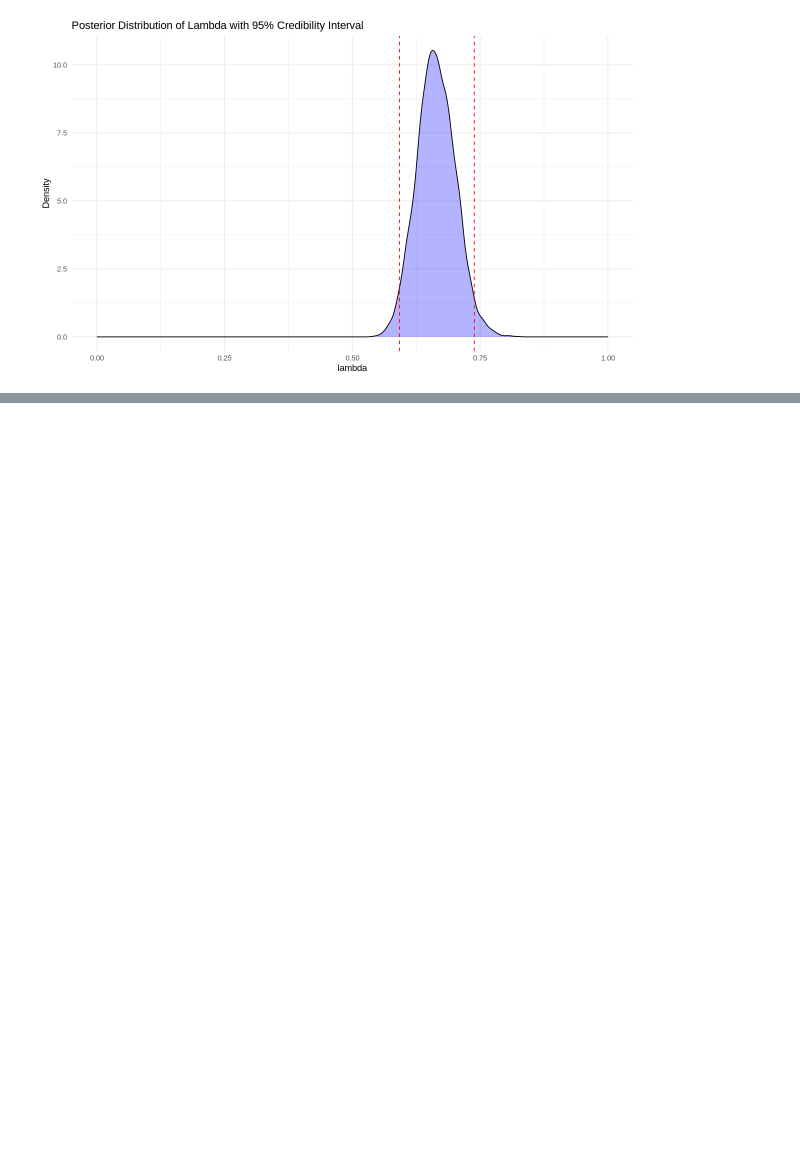
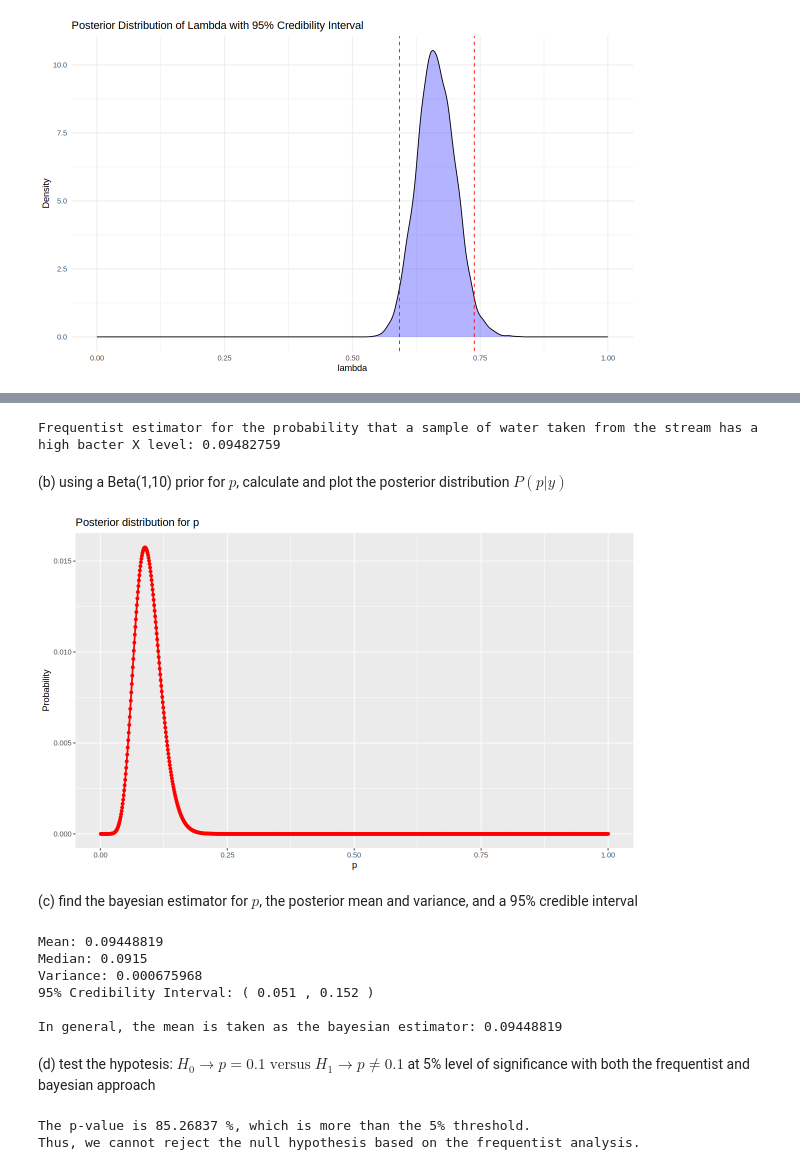
Before and after one commit to Kallo27/Advanced_statistics, a Jupyter notebook: Lab06/CalandraBuonaura_LorenzoRlab06.ipynb, the cells around one changed output, grey strips where cells are left out. Saved outputs shown, nothing was run; the diff lists cells and outputs as text; code cells hidden in the pictures; blank space fills up the shorter version.

```diff
--- a/Lab06/CalandraBuonaura_LorenzoRlab06.ipynb
+++ b/Lab06/CalandraBuonaura_LorenzoRlab06.ipynb
@@ -232,0 +241,71 @@ ggplot(data = data.frame(lambda = lambda_samples), aes(x = lambda)) +
+# %%
+n <- 116
+y <- 11
+
+frequentist_estimator <- y / n
+
+cat("Frequentist estimator for the probability that a sample of water taken from the stream has a high bacter X level:", # nolinter
+    frequentist_estimator)
+# %% [output]
+Frequentist estimator for the probability that a sample of water taken from the stream has a high bacter X level: 0.09482759
+# %% [markdown]
+(b) using a Beta(1,10) prior for $p$, calculate and plot the posterior distribution $P(p|y)$
+# %%
+post_beta <- function(r, n, params, p) {
+  beta <- dbeta(p, params[1], params[2])
+  normalization <- sum(beta * dbinom(r, n, p))
+
+  return(beta * dbinom(r, n, p) / normalization)
+}
+
+p <- seq(0.001, 1, 0.001)
+post_beta_values <- post_beta(y, n, c(1, 10), p)
+
+ggplot(data = data.frame(p, post_beta_values),
+       aes(x = p, y = post_beta_values)) +
+  geom_point(color = "red", size = 1.5) +
+  geom_line(color = "red", linewidth = 1) +
+  labs(title = "Posterior distribution for p",
+       x = "p",
+       y = "Probability")
+# %% [output]
+[figure, added]
+# %% [markdown]
+(c) find the bayesian estimator for $p$, the posterior mean and variance, and a 95% credible interval
+# %%
+p_mean <- weighted.mean(p, post_beta_values)
+p_median <- weighted.median(p, post_beta_values)
+p_variance <- weighted.var(p, post_beta_values)
+
+cred_int <- c_int(post_beta_values, 0.95, p)
+
+cat("Mean:", p_mean, "\n")
+cat("Median:", p_median, "\n")
+cat("Variance:", p_variance, "\n")
+cat("95% Credibility Interval:", "(", cred_int[1], ",", cred_int[2], ")\n")
+cat("\nIn general, the mean is taken as the bayesian estimator:", p_mean, "\n")
+# %% [output]
+Mean: 0.09448819
+Median: 0.0915
+Variance: 0.000675968
+95% Credibility Interval: ( 0.051 , 0.152 )
+
+In general, the mean is taken as the bayesian estimator: 0.09448819
+# %% [markdown]
+(d) test the hypotesis: $H_0 \rightarrow p = 0.1 \; \text{versus} \; H_1 \rightarrow p \neq 0.1$ at 5% level of significance with both the frequentist and bayesian approach
+# %%
+p0 <- 0.1
+
+z <- (frequentist_estimator - p0) / sqrt(p0 * (1 - p0) / n)
+p_value <- 2 * (1 - pnorm(abs(z)))
+
+if (p_value < 0.05) {
+  cat("The p-value is", p_value * 100, "%, which is less than the 5% threshold.", # nolinter
+      "\nThus, we can reject the null hypothesis based on the frequentist analysis.\n") # nolinter
+} else {
+  cat("The p-value is", p_value * 100, "%, which is more than the 5% threshold.", # nolinter
+      "\nThus, we cannot reject the null hypothesis based on the frequentist analysis.\n") # nolinter
+}
+# %% [output]
+The p-value is 85.26837 %, which is more than the 5% threshold.
+Thus, we cannot reject the null hypothesis based on the frequentist analysis.
```
Also changed, not shown: parts of 12 cells of this notebook.
